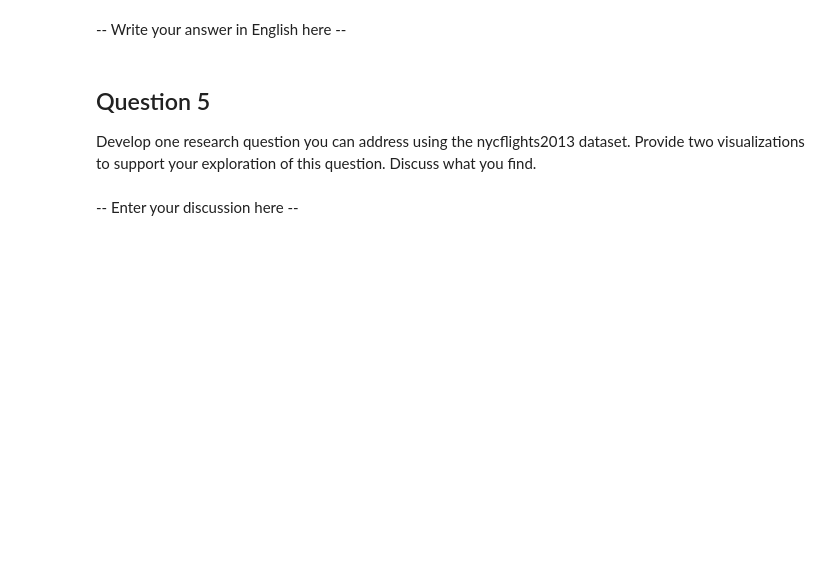
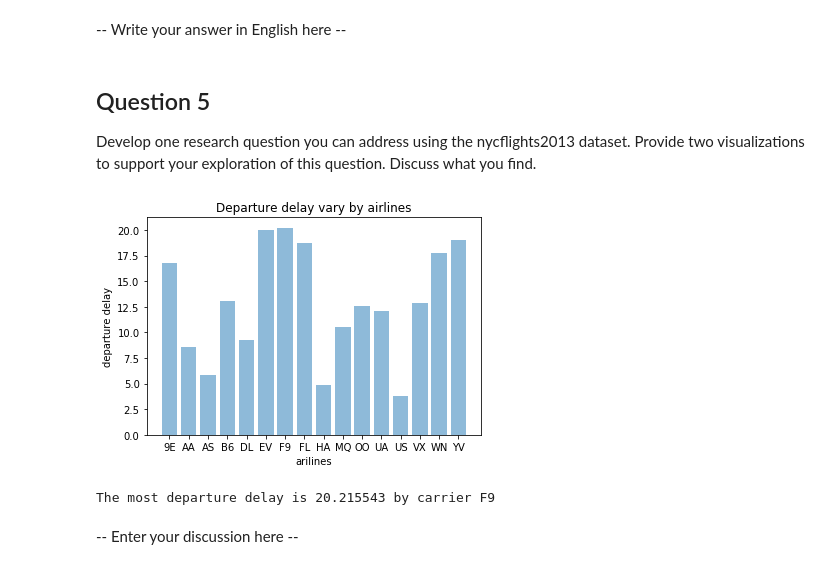
Before and after one commit to victoriajuan/371_Core_Methods_In_Data_Science, a Jupyter notebook: assignment/problem_set_1/JUAN_YIRAN_PS1.ipynb, the cells around one changed output. Cells and saved outputs as stored; diff of their text form; code cells hidden in the pictures; blank space fills up the shorter version.

```diff
--- a/assignment/problem_set_1/JUAN_YIRAN_PS1.ipynb
+++ b/assignment/problem_set_1/JUAN_YIRAN_PS1.ipynb
@@ -304,3 +316,20 @@ Develop one research question you can address using the nycflights2013 dataset.
+# %%
+# Your code here
+# Question: which airline has the most departure delay from NYC in 2013?
+carrierGroup = flights_df.groupby("carrier")
+plt.clf()
+plt.bar(carrierGroup.groups.keys(), carrierGroup["dep_delay"].mean(), align='center', alpha=0.5)
+plt.xlabel('arilines')
+plt.ylabel('departure delay')
+plt.title('Departure delay vary by airlines')
+plt.show()
+
+maxDelay = carrierGroup["dep_delay"].mean().max()
+maxCarrier = carrierGroup["dep_delay"].mean().idxmax()
+print("The most departure delay is %f by carrier %s" %(maxDelay, maxCarrier))
+# %% [output]
+[figure, added]
+The most departure delay is 20.215543 by carrier F9
 # %% [markdown]
  -- Enter your discussion here --
 # %% [markdown]
```
Also changed, not shown: parts of 23 cells of this notebook.
